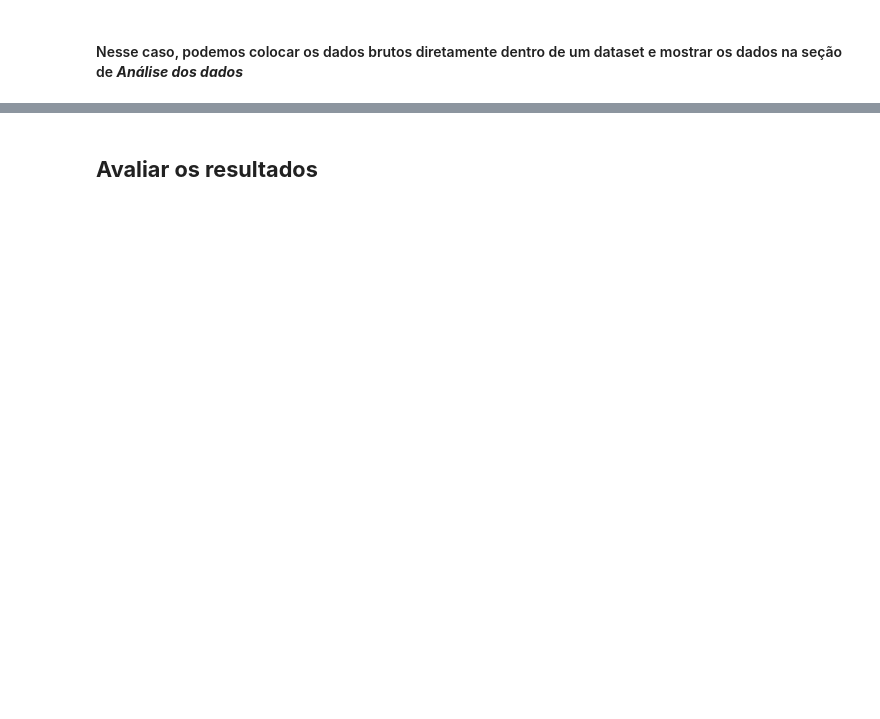
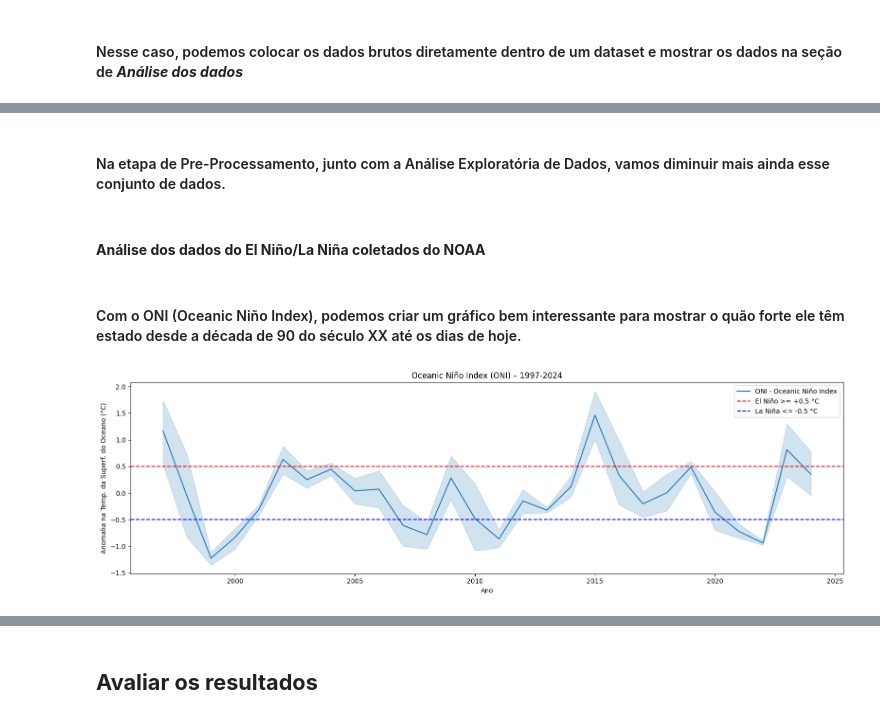
Before and after one commit to gabrielsimas/clima-rj-analise, a Jupyter notebook: MVP_AlertaRio.ipynb, the cells around one changed output, grey strips where cells are left out. Saved outputs shown, nothing was run; the diff lists cells and outputs as text; code cells hidden in the pictures; blank space fills up the shorter version.

```diff
--- a/MVP_AlertaRio.ipynb
+++ b/MVP_AlertaRio.ipynb
@@ -426,0 +623,22 @@ Vimos também que vamos precisar acessar informações sobre a incidência de La
+# %%
+def gera_grafico_enos(df: pd.DataFrame):
+  df_periodo = df[(df['ano'] >= 1997) & (df['ano'] <= 2024)].copy()
+
+  plt.figure(figsize=(16,5))
+  sns.lineplot(data=df_periodo, x='ano', y='anomalia', label='ONI - Oceanic Niño Index')
+
+  plt.axhline(0.5, color='red', linestyle='--', label='El Niño >= +0.5 °C')
+  plt.axhline(-0.5, color='blue', linestyle='--', label='La Niña <= -0.5 °C')
+  el_nino_picos = df_periodo[df_periodo['anomalia'] >= 0.5].sort_values('anomalia',ascending=False).head(5)
+  la_nina_picos = df_periodo[df_periodo['anomalia'] <= -0.5].sort_values('anomalia').head(5)
+  neutro = df_periodo[(df_periodo['anomalia'] > -0.5) & (df_periodo['anomalia'] < 0.5)]
+
+  if not neutro.empty:
+    neutro = neutro.loc[[neutro['anomalia'].abs().idxmin()]]
+
+  plt.legend()
+  plt.title('Oceanic Niño Index (ONI) – 1997-2024')
+  plt.ylabel('Anomalia na Temp. da Superf. do Oceano (°C)')
+  plt.xlabel('Ano')
+  plt.tight_layout()
+  plt.show()
@@ -615,0 +994,8 @@ nome_arquivo = 'recreio_199712_Plv.txt'
+# %%
+df_enos = pd.read_csv(
+    'https://www.cpc.ncep.noaa.gov/data/indices/oni.ascii.txt',
+    sep=r'\s+',
+    comment='#',
+    header=0,
+    names=['periodo', 'ano', 'temp_superficie_oceano', 'anomalia']
+)
@@ -615,0 +1169,10 @@ nome_arquivo = 'recreio_199712_Plv.txt'
+# %% [markdown]
+#### Na etapa de Pre-Processamento, junto com a Análise Exploratória de Dados, vamos diminuir mais ainda esse conjunto de dados.
+# %% [markdown]
+#### **Análise dos dados do El Niño/La Niña coletados do NOAA**
+# %% [markdown]
+#### Com o ONI (Oceanic Niño Index), podemos criar um gráfico bem interessante para mostrar o quão forte ele têm estado desde a década de 90 do século XX até os dias de hoje.
+# %%
+gera_grafico_enos(df_enos)
+# %% [output]
+[figure, added]
```
Also changed, not shown: parts of 345 cells of this notebook.
